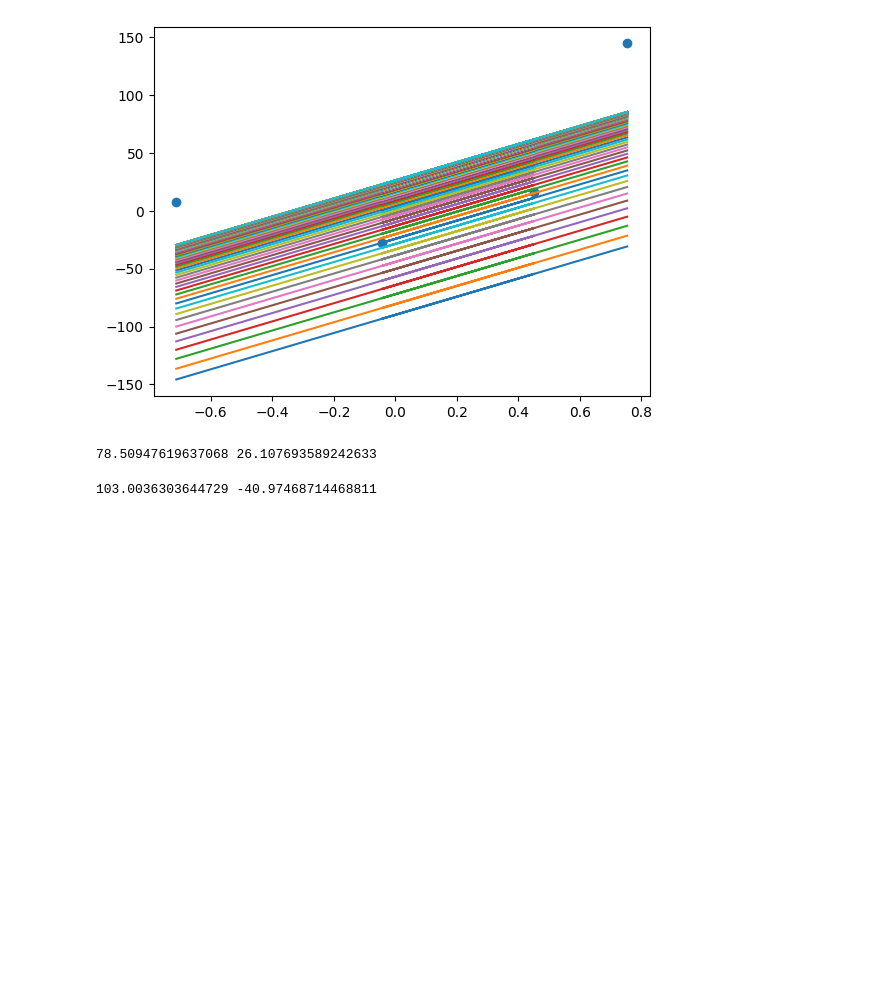
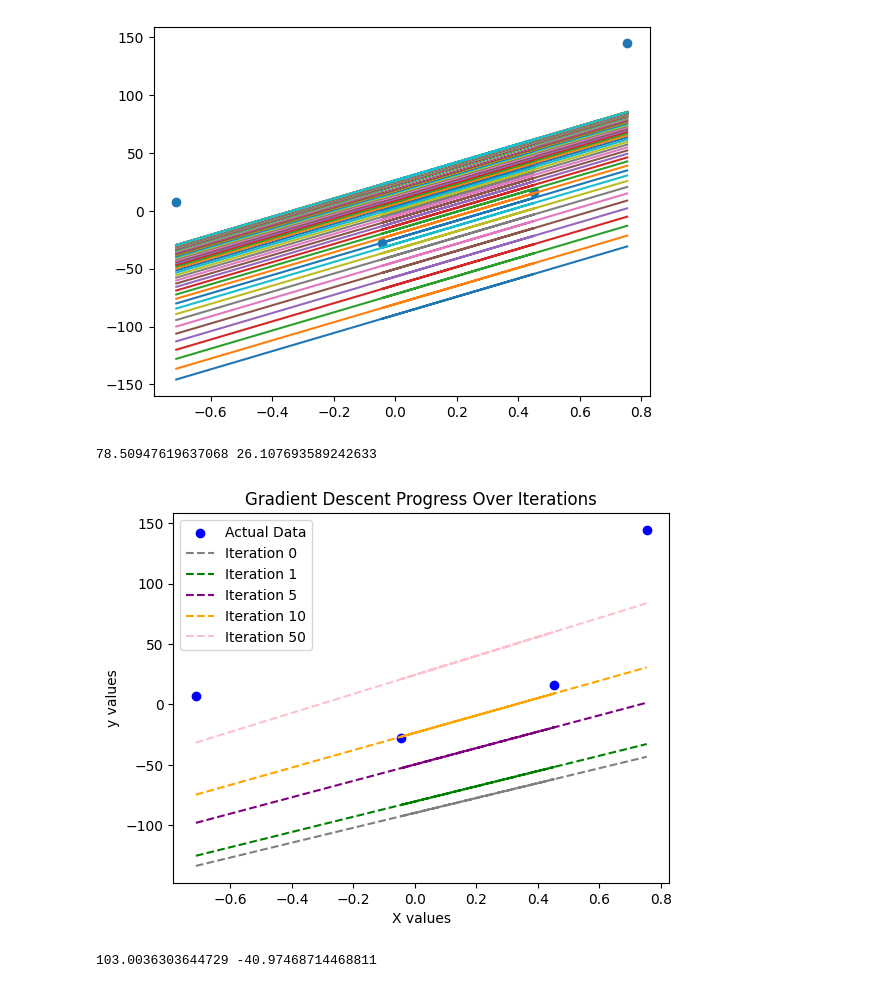
Before and after one commit to bhushanzade02/MACHINE-LEARNING, a Jupyter notebook: 01_MACHINE_LEARNING_USING_PYTHON/51.1_GRADIENT_DESCENT_STEP_BY_STEP.ipynb, the cells around one changed output. Saved outputs shown, nothing was run; the diff lists cells and outputs as text; code cells hidden in the pictures; blank space fills up the shorter version.

```diff
--- a/01_MACHINE_LEARNING_USING_PYTHON/51.1_GRADIENT_DESCENT_STEP_BY_STEP.ipynb
+++ b/01_MACHINE_LEARNING_USING_PYTHON/51.1_GRADIENT_DESCENT_STEP_BY_STEP.ipynb
@@ -191,6 +191,49 @@ for i in range(iterations):
 print(m, b)
 # %% [output]
 78.50947619637068 26.107693589242633
+# %%
+import numpy as np
+import matplotlib.pyplot as plt
+
+# Sample dataset
+
+# Initial values
+b = -100
+m = 60
+lr = 0.01
+iterations = 100
+
+# Store values for plotting
+iteration_steps = [0, 1, 5, 10, 50, 100]  # Choose some iterations to plot
+lines = {}  # Store (m, b) values
+
+# Gradient Descent
+for i in range(iterations):
+    loss_function = y - (m * X[:, 0] + b)
+    loss_slope_b = -2 * np.sum(loss_function)
+    loss_slope_m = -2 * np.sum(X[:, 0] * loss_function)
+
+    b = b - lr * loss_slope_b
+    m = m - lr * loss_slope_m
+
+    if i in iteration_steps:  # Save values at chosen iterations
+        lines[i] = (m, b)
+
+# Plotting
+plt.scatter(X, y, color="blue", label="Actual Data")  # Scatter plot of data
+
+# Plot regression lines at different iterations
+colors = ["gray", "green", "purple", "orange", "pink", "red"]
+for idx, (iter_num, (m, b)) in enumerate(lines.items()):
+    plt.plot(X, m * X[:, 0] + b, color=colors[idx], linestyle="--", label=f"Iteration {iter_num}")
+
+plt.xlabel("X values")
+plt.ylabel("y values")
+plt.legend()
+plt.title("Gradient Descent Progress Over Iterations")
+plt.show()
+# %% [output]
+[figure, added]
 # %%
 m = 100
 b = -120
```
Also changed, not shown: 4 other files.
